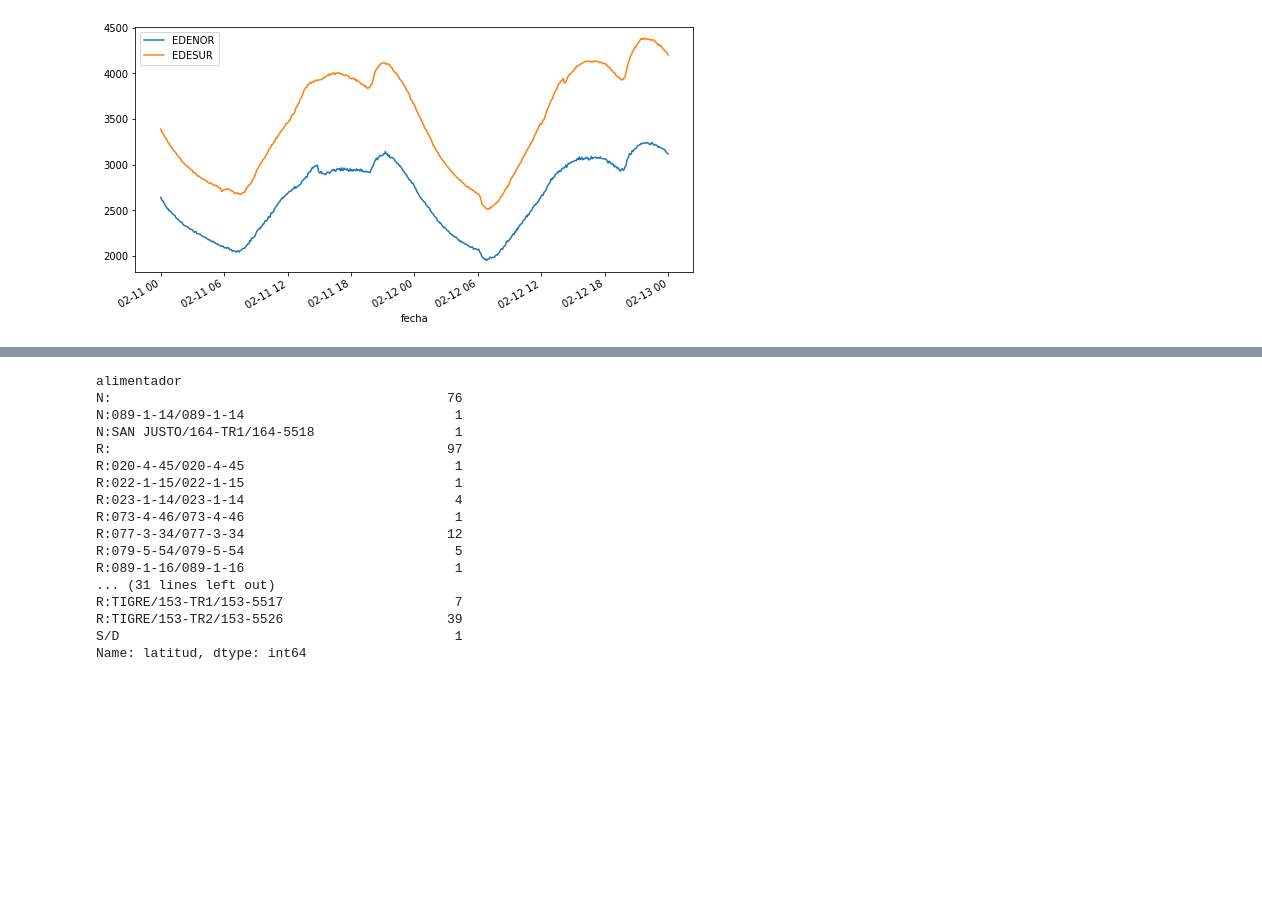
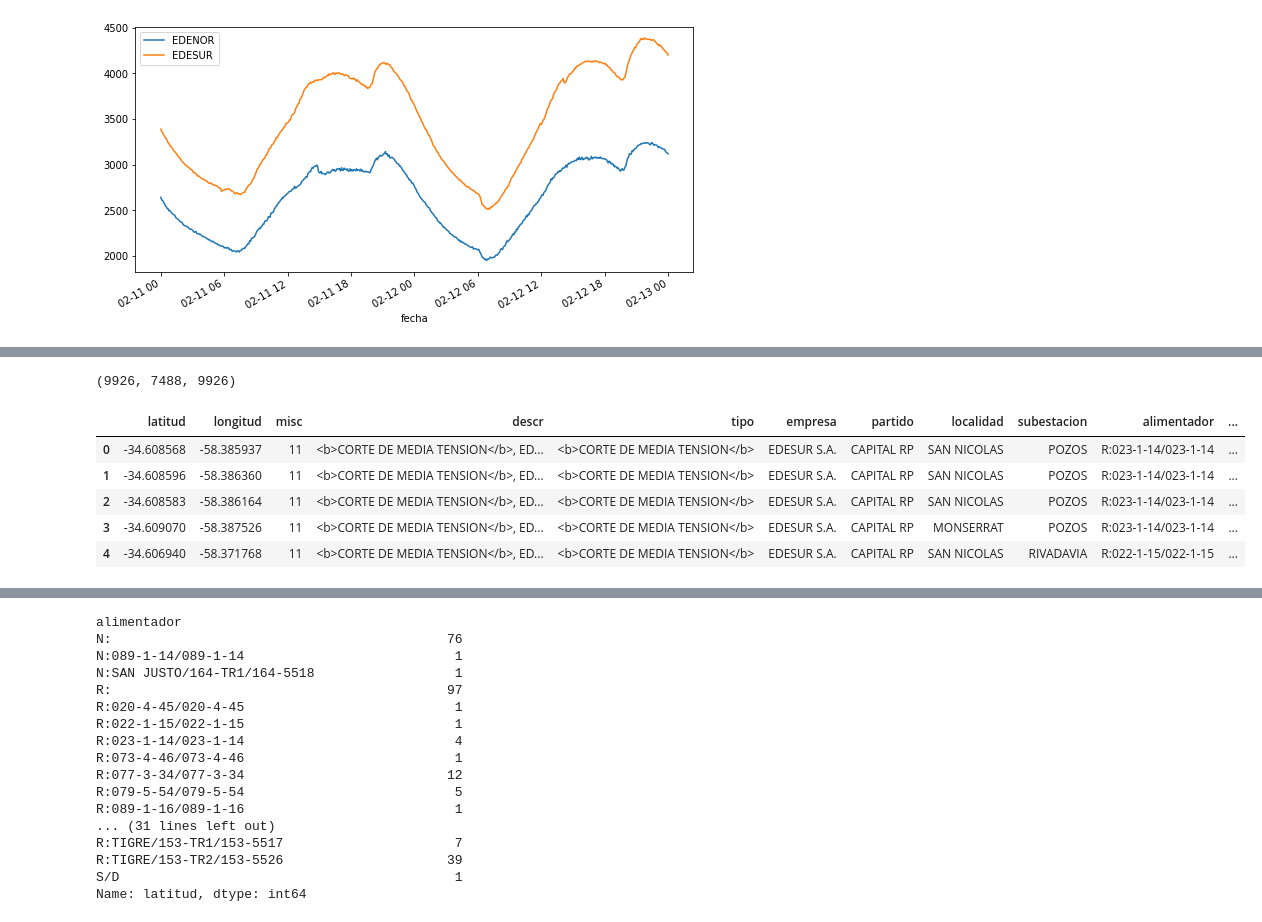
Before and after one commit to elsonidoq/enre, a Jupyter notebook: EDA.ipynb, the cells around one changed output, grey strips where cells are left out. Saved outputs shown, nothing was run; the diff lists cells and outputs as text; code cells hidden in the pictures; blank space fills up the shorter version.

```diff
--- a/EDA.ipynb
+++ b/EDA.ipynb
@@ -240,0 +274,15 @@ m
+# %%
+len(cortes_df), len(clima_df), len(merged)
+# %% [output]
+(9926, 7488, 9926)
+# %%
+pd.options.display.max_columns = 1000
+# %%
+merged.head()
+# %% [output]
+|  | latitud | longitud | misc | descr | tipo | empresa | partido | localidad | subestacion | alimentador | ... |
+| 0 | -34.608568 | -58.385937 | 11 | <b>CORTE DE MEDIA TENSION</b>, ED... | <b>CORTE DE MEDIA TENSION</b> | EDESUR S.A. | CAPITAL RP | SAN NICOLAS | POZOS | R:023-1-14/023-1-14 | ... |
+| 1 | -34.608596 | -58.386360 | 11 | <b>CORTE DE MEDIA TENSION</b>, ED... | <b>CORTE DE MEDIA TENSION</b> | EDESUR S.A. | CAPITAL RP | SAN NICOLAS | POZOS | R:023-1-14/023-1-14 | ... |
+| 2 | -34.608583 | -58.386164 | 11 | <b>CORTE DE MEDIA TENSION</b>, ED... | <b>CORTE DE MEDIA TENSION</b> | EDESUR S.A. | CAPITAL RP | SAN NICOLAS | POZOS | R:023-1-14/023-1-14 | ... |
+| 3 | -34.609070 | -58.387526 | 11 | <b>CORTE DE MEDIA TENSION</b>, ED... | <b>CORTE DE MEDIA TENSION</b> | EDESUR S.A. | CAPITAL RP | MONSERRAT | POZOS | R:023-1-14/023-1-14 | ... |
+| 4 | -34.606940 | -58.371768 | 11 | <b>CORTE DE MEDIA TENSION</b>, ED... | <b>CORTE DE MEDIA TENSION</b> | EDESUR S.A. | CAPITAL RP | SAN NICOLAS | RIVADAVIA | R:022-1-15/022-1-15 | ... |
```
Also changed, not shown: parts of 23 cells of this notebook.
